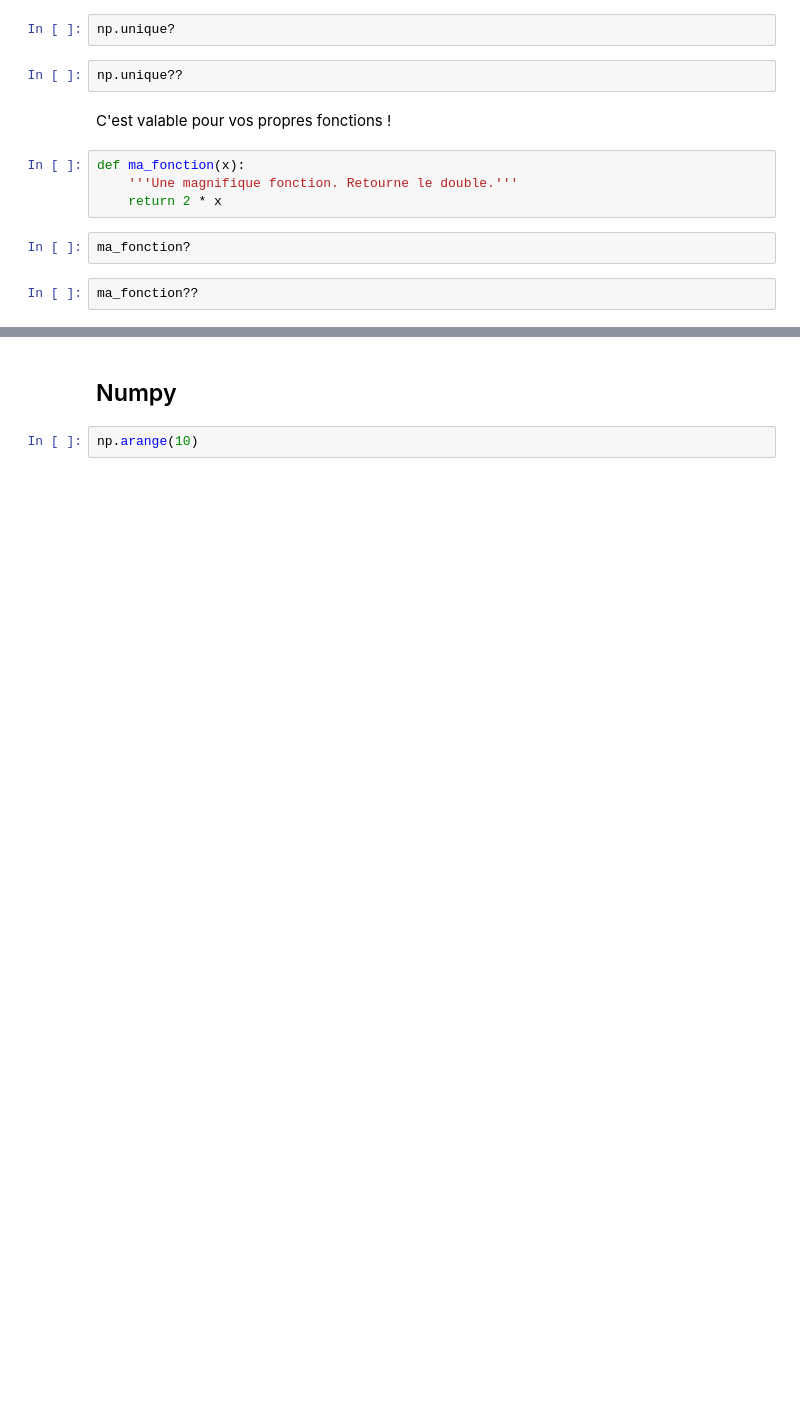
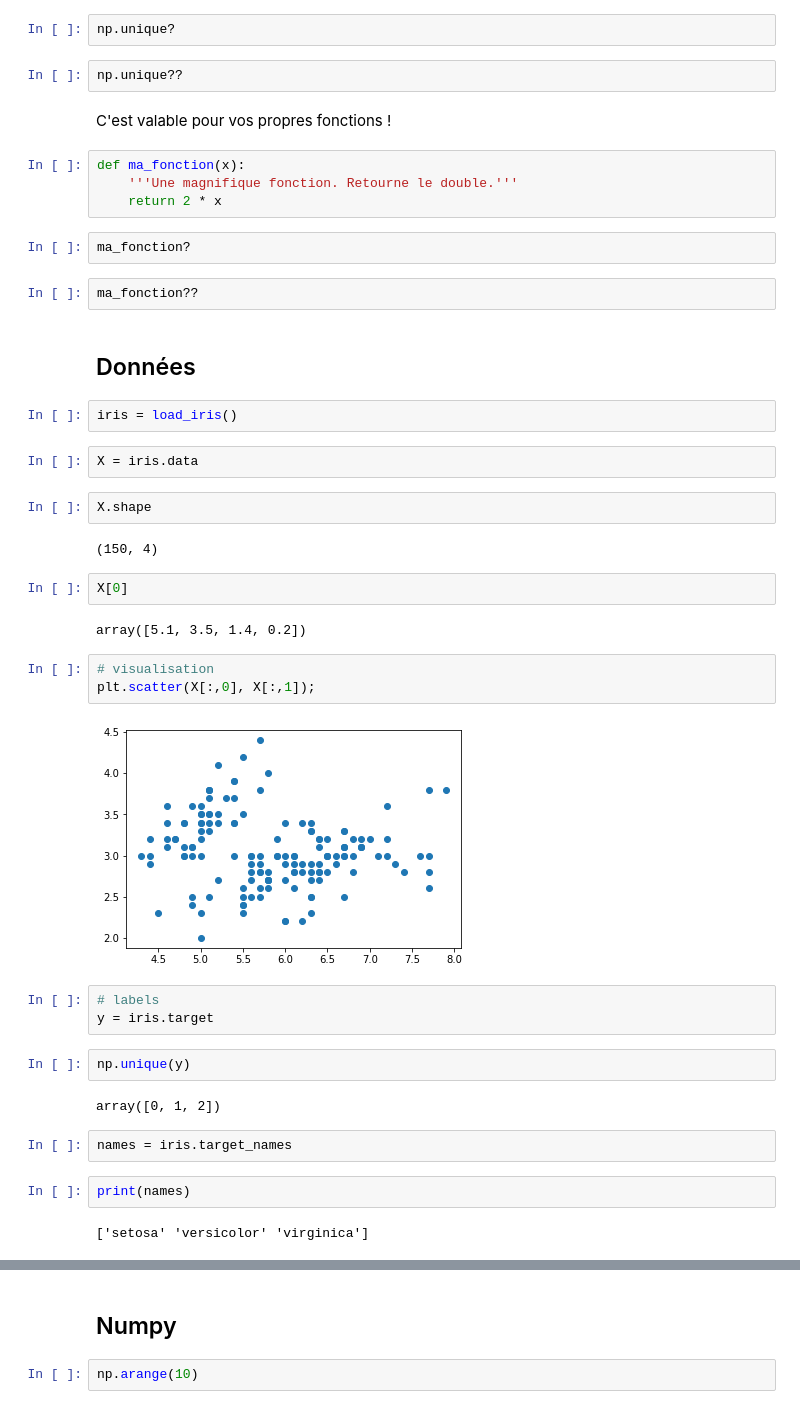
Before and after one commit to tbonald/liesse, a Jupyter notebook: 0-test.ipynb, the cells around one changed output, grey strips where cells are left out. Saved outputs shown, nothing was run; the diff lists cells and outputs as text; blank space fills up the shorter version.

```diff
--- a/0-test.ipynb
+++ b/0-test.ipynb
@@ -34,3 +37,35 @@ def ma_fonction(x):
 ma_fonction?
 # %%
 ma_fonction??
+# %% [markdown]
+## Données
+# %%
+iris = load_iris()
+# %%
+X = iris.data
+# %%
+X.shape
+# %% [output]
+(150, 4)
+# %%
+X[0]
+# %% [output]
+array([5.1, 3.5, 1.4, 0.2])
+# %%
+# visualisation
+plt.scatter(X[:,0], X[:,1]);
+# %% [output]
+[figure, added]
+# %%
+# labels
+y = iris.target
+# %%
+np.unique(y)
+# %% [output]
+array([0, 1, 2])
+# %%
+names = iris.target_names
+# %%
+print(names)
+# %% [output]
+['setosa' 'versicolor' 'virginica']
```
Also changed, not shown: parts of 27 cells of this notebook.
